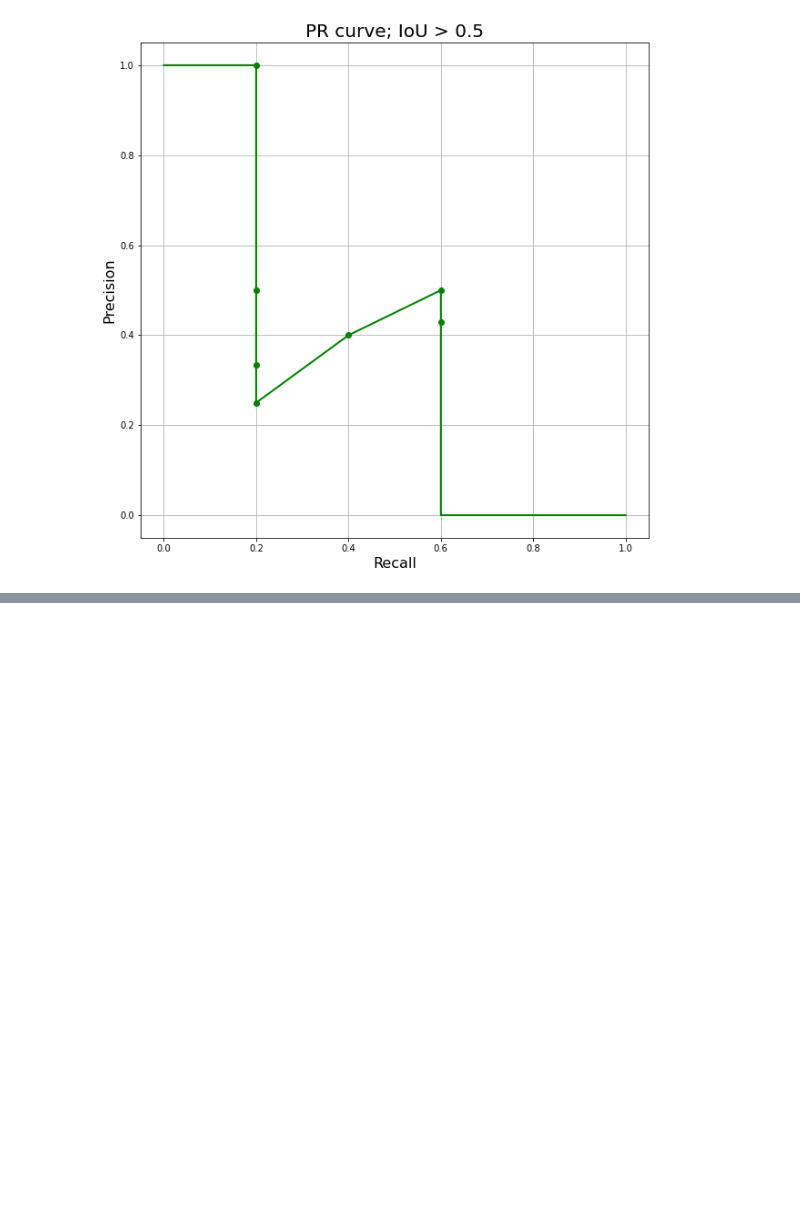
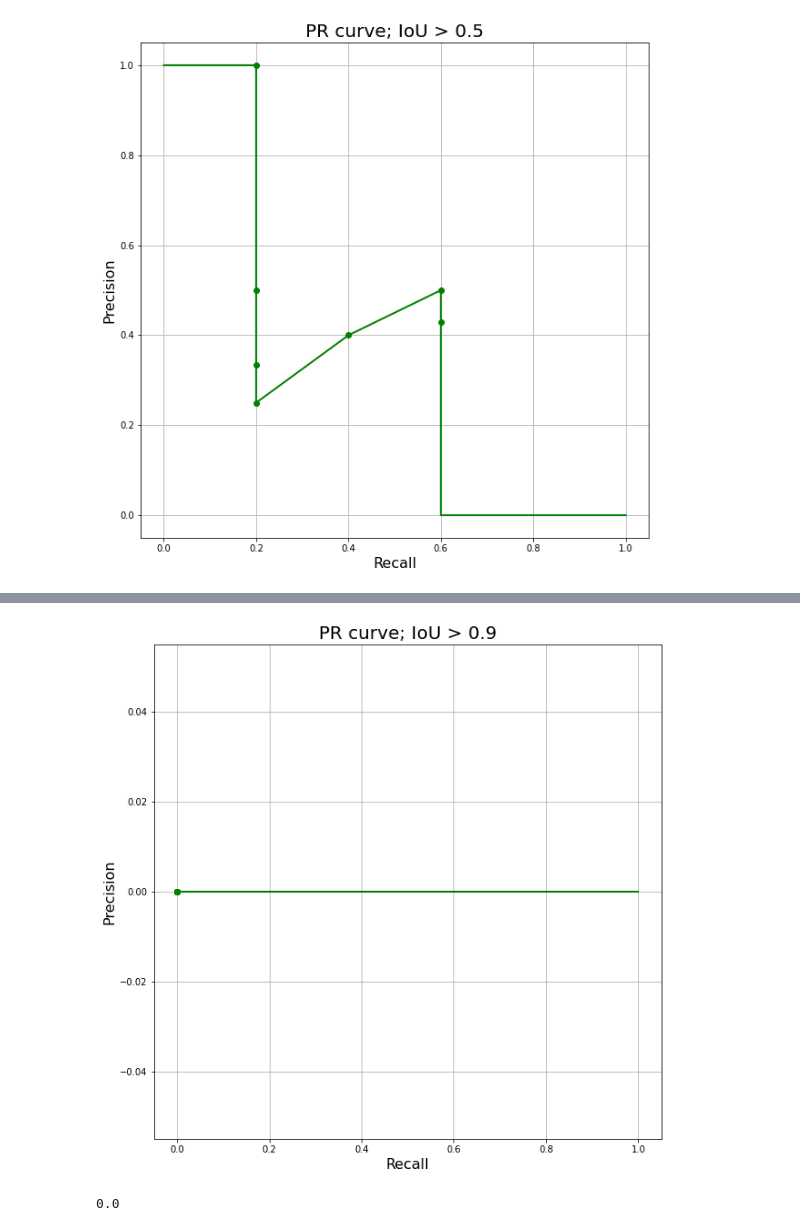
Before and after one commit to scikodot/msu-share, a Jupyter notebook: cv/seminar06/seminar06.ipynb, the cells around one changed output, grey strips where cells are left out. Drawn from its saved outputs; the diff is of its cells as text; code cells hidden in the pictures; blank space fills up the shorter version.

```diff
--- a/cv/seminar06/seminar06.ipynb
+++ b/cv/seminar06/seminar06.ipynb
@@ -249,0 +306,3 @@ draw_pr_curve(df_05_pr_curve, 0.5, file="output/prcurve05.png")
+# %%
+df_09 = evaluate(pred, gt, iou_threshold=0.9)
+df_09
@@ -249,0 +318,3 @@ draw_pr_curve(df_05_pr_curve, 0.5, file="output/prcurve05.png")
+# %%
+pr_curve_09 = get_pr_curve(df_09)
+pr_curve_09
@@ -249,0 +332,9 @@ draw_pr_curve(df_05_pr_curve, 0.5, file="output/prcurve05.png")
+# %%
+draw_pr_curve(pr_curve_09, iou_threshold=0.9, file="output/prcurve09.png")
+# %% [output]
+[figure, added]
+# %%
+ap_09 = average_precision(pr_curve_09)
+ap_09
+# %% [output]
+0.0
```
Also changed, not shown: parts of 15 cells of this notebook, 2 other files.
